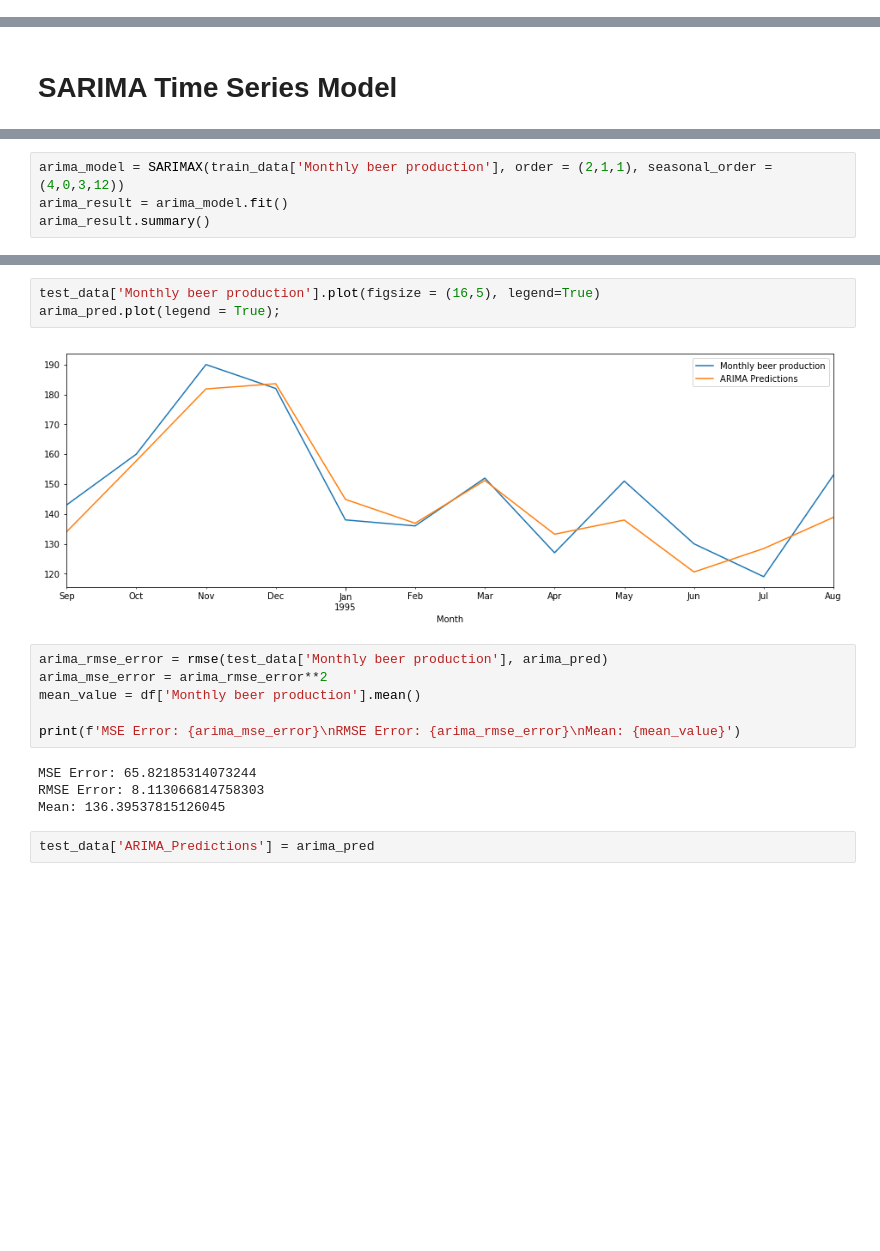
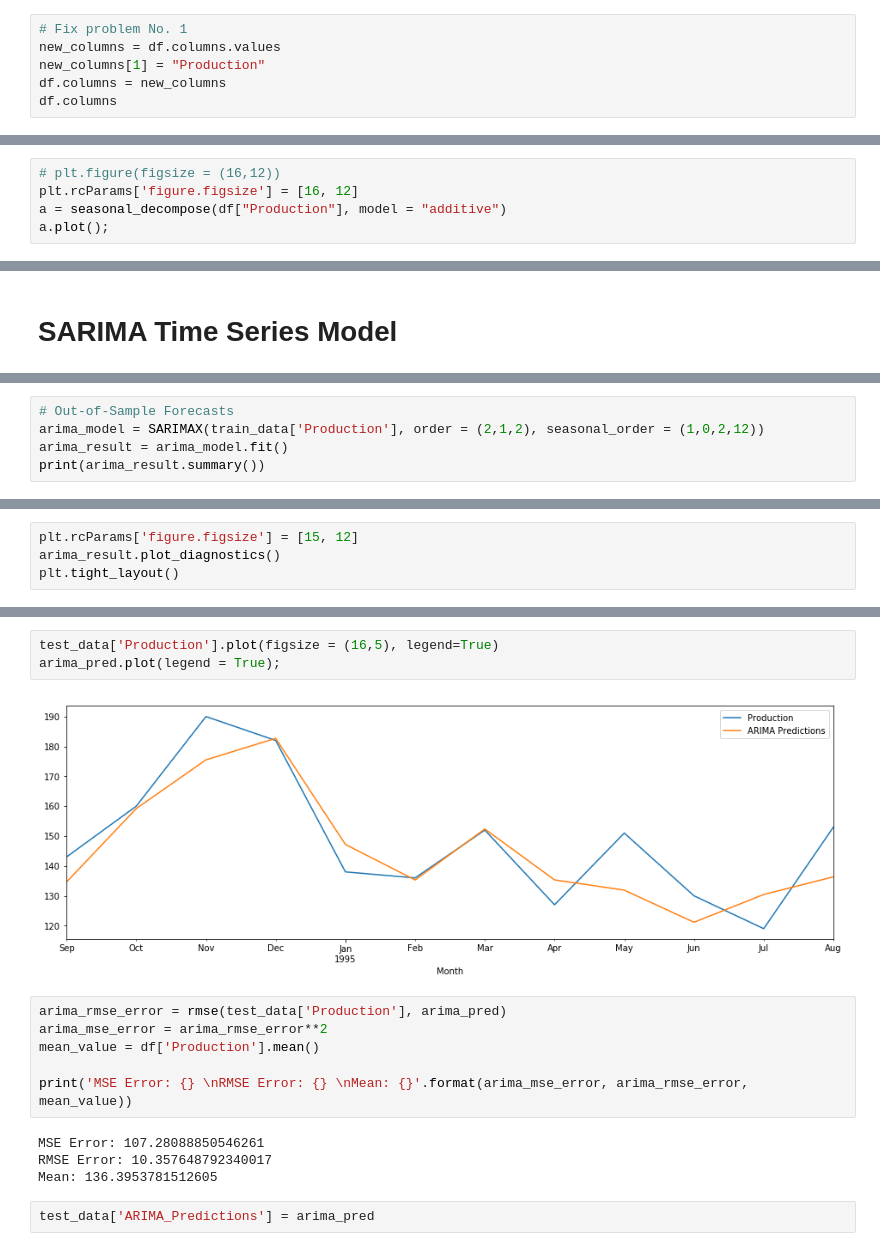
Before and after one commit to libinruan/Python_Timeseries_Project, a Jupyter notebook: 2-beer-trio-lstm-arima-prophet.ipynb, the cells around one changed output, grey strips where cells are left out. Drawn from its saved outputs; the diff is of its cells as text; blank space fills up the shorter version.

```diff
--- a/2-beer-trio-lstm-arima-prophet.ipynb
+++ b/2-beer-trio-lstm-arima-prophet.ipynb
@@ -13,0 +43,6 @@ df = pd.read_csv('./Data/monthly-beer-production-in-austr.csv')
+# %%
+# Fix problem No. 1
+new_columns = df.columns.values
+new_columns[1] = "Production"
+df.columns = new_columns
+df.columns
@@ -63,0 +91,5 @@ a.seasonal.plot();
+# %%
+# plt.figure(figsize = (16,12))
+plt.rcParams['figure.figsize'] = [16, 12]
+a = seasonal_decompose(df["Production"], model = "additive")
+a.plot();
@@ -99,5 +133,6 @@ test_data = df[len(df)-12:]
 # %%
-arima_model = SARIMAX(train_data['Monthly beer production'], order = (2,1,1), seasonal_order = (4,0,3,12))
+# Out-of-Sample Forecasts
+arima_model = SARIMAX(train_data['Production'], order = (2,1,2), seasonal_order = (1,0,2,12))
 arima_result = arima_model.fit()
-arima_result.summary()
+print(arima_result.summary())
 # %% [output]
@@ -129,0 +156,4 @@ Warnings:
+# %%
+plt.rcParams['figure.figsize'] = [15, 12]
+arima_result.plot_diagnostics()
+plt.tight_layout()
@@ -146,19 +185,19 @@ arima_pred
 Freq: MS, Name: ARIMA Predictions, dtype: float64
 # %%
-test_data['Monthly beer production'].plot(figsize = (16,5), legend=True)
+test_data['Production'].plot(figsize = (16,5), legend=True)
 arima_pred.plot(legend = True);
 # %% [output]
-[figure, old version]
+[figure, new version]
 # %%
-arima_rmse_error = rmse(test_data['Monthly beer production'], arima_pred)
+arima_rmse_error = rmse(test_data['Production'], arima_pred)
 arima_mse_error = arima_rmse_error**2
-mean_value = df['Monthly beer production'].mean()
+mean_value = df['Production'].mean()
 
-print(f'MSE Error: {arima_mse_error}\nRMSE Error: {arima_rmse_error}\nMean: {mean_value}')
+print('MSE Error: {} \nRMSE Error: {} \nMean: {}'.format(arima_mse_error, arima_rmse_error, mean_value))
 # %% [output]
-MSE Error: 65.82185314073244
-RMSE Error: 8.113066814758303
-Mean: 136.39537815126045
+MSE Error: 107.28088850546261
+RMSE Error: 10.357648792340017
+Mean: 136.3953781512605
 # %%
 test_data['ARIMA_Predictions'] = arima_pred
 # %% [markdown]
```
Also changed, not shown: parts of 72 cells of this notebook, 1 other file.
